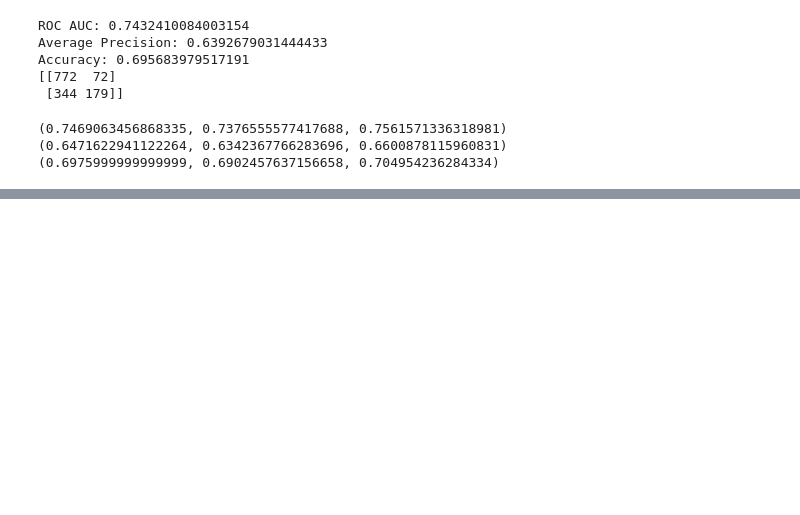
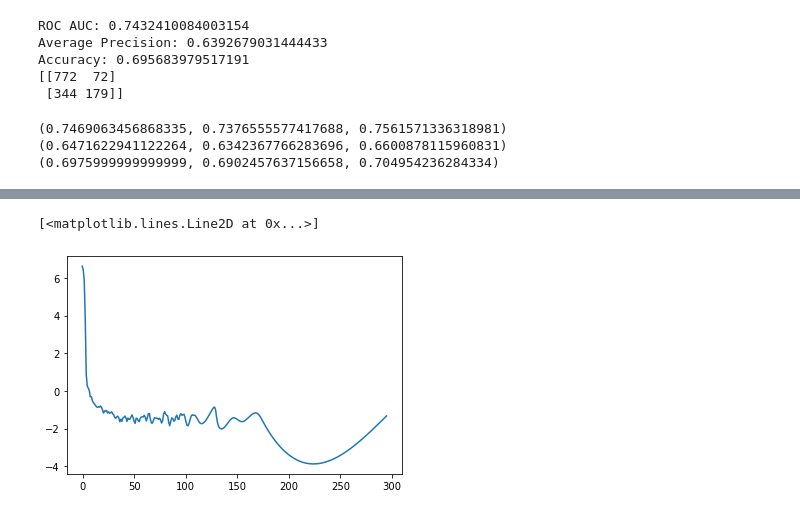
Before and after one commit to llja0112/Uni-ACS, a Jupyter notebook: mimiciii_sepsis/Gradient Boosting Example.ipynb, the cells around one changed output, grey strips where cells are left out. Saved outputs shown, nothing was run; the diff lists cells and outputs as text; code cells hidden in the pictures; blank space fills up the shorter version.

```diff
--- a/mimiciii_sepsis/Gradient Boosting Example.ipynb
+++ b/mimiciii_sepsis/Gradient Boosting Example.ipynb
@@ -186,0 +243,29 @@ print(mean_confidence_interval(accuracy_array))
+# %%
+import matplotlib.pyplot as plt
+import numpy as np
+from csaps import csaps
+
+x = explainer.X_train['LOS'].values
+y = shap_values_df['LOS'].values
+
+y = y[np.argsort(x)]
+x = x[np.argsort(x)]
+
+x_unique = np.unique(x)
+y_unique = []
+for xi in x_unique:
+    y_unique.append(np.mean(y[np.where(x==xi)]))
+
+y_unique = np.array(y_unique)
+
+spline_sample_size = 300
+xs = np.linspace(x_unique[0], x_unique[-1], spline_sample_size)
+smoothing_result = csaps(x_unique, y_unique, xs, smooth=0.8)
+ys = smoothing_result
+
+plt.plot(xs, ys)
+
+# plt.scatter(explainer.X_train['LOS'], shap_values_df['LOS'])
+# %% [output]
+[<matplotlib.lines.Line2D at 0x...>]
+[figure, added]
```
Also changed, not shown: parts of 7 cells of this notebook, 5 other files.
